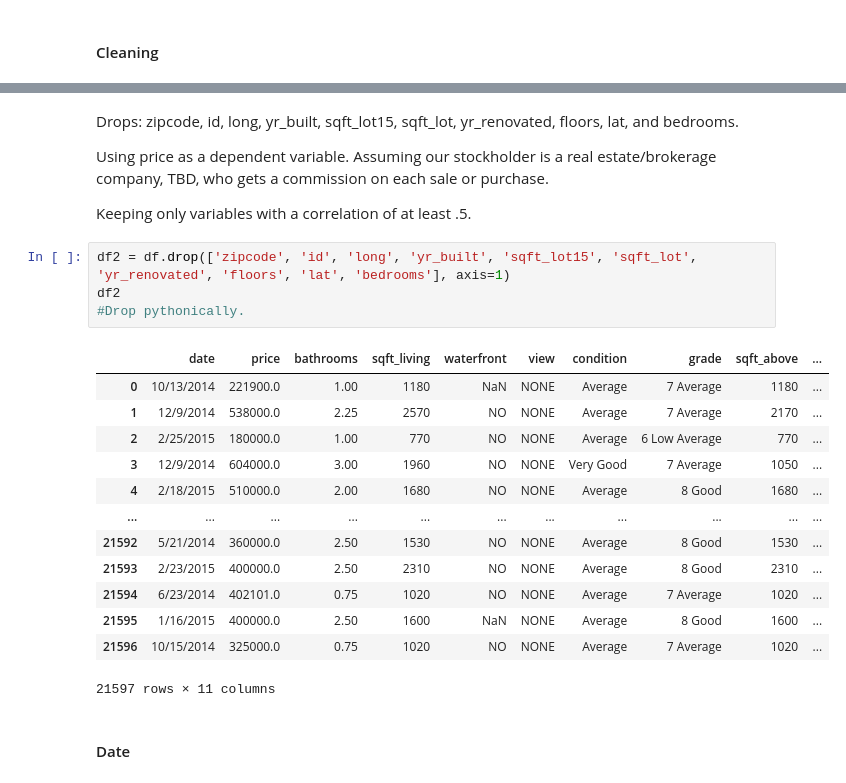
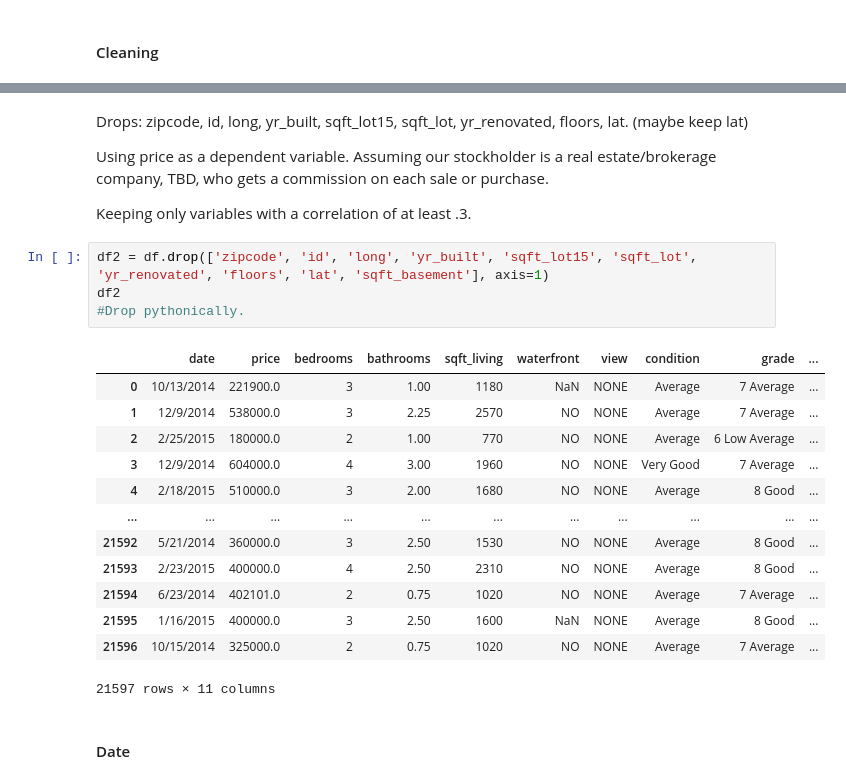
Before and after one commit to ssaeed85/dsc-ph2-KingsCountyRealEstate, a Jupyter notebook: Workspace/Zach/Data_Analysis.ipynb, the cells around one changed output, grey strips where cells are left out. Cells and saved outputs as stored; diff of their text form.

```diff
--- a/Workspace/Zach/Data_Analysis.ipynb
+++ b/Workspace/Zach/Data_Analysis.ipynb
@@ -73,28 +75,28 @@ sqft_living      0.701917
 price            1.000000
 Name: price, dtype: float64
 # %% [markdown]
-Drops: zipcode, id, long, yr_built, sqft_lot15, sqft_lot, yr_renovated, floors, lat, and bedrooms.
+Drops: zipcode, id, long, yr_built, sqft_lot15, sqft_lot, yr_renovated, floors, lat. (maybe keep lat)
 
 Using price as a dependent variable. Assuming our stockholder is a real estate/brokerage company, TBD, who gets a commission on each sale or purchase.
 
-Keeping only variables with a correlation of at least .5.
+Keeping only variables with a correlation of at least .3.
 # %%
-df2 = df.drop(['zipcode', 'id', 'long', 'yr_built', 'sqft_lot15', 'sqft_lot', 'yr_renovated', 'floors', 'lat', 'bedrooms'], axis=1)
+df2 = df.drop(['zipcode', 'id', 'long', 'yr_built', 'sqft_lot15', 'sqft_lot', 'yr_renovated', 'floors', 'lat', 'sqft_basement'], axis=1)
 df2
 #Drop pythonically.
 # %% [output]
-|  | date | price | bathrooms | sqft_living | waterfront | view | condition | grade | sqft_above | ... |
-| 0 | 10/13/2014 | 221900.0 | 1.00 | 1180 | NaN | NONE | Average | 7 Average | 1180 | ... |
-| 1 | 12/9/2014 | 538000.0 | 2.25 | 2570 | NO | NONE | Average | 7 Average | 2170 | ... |
-| 2 | 2/25/2015 | 180000.0 | 1.00 | 770 | NO | NONE | Average | 6 Low Average | 770 | ... |
-| 3 | 12/9/2014 | 604000.0 | 3.00 | 1960 | NO | NONE | Very Good | 7 Average | 1050 | ... |
-| 4 | 2/18/2015 | 510000.0 | 2.00 | 1680 | NO | NONE | Average | 8 Good | 1680 | ... |
+|  | date | price | bedrooms | bathrooms | sqft_living | waterfront | view | condition | grade | ... |
+| 0 | 10/13/2014 | 221900.0 | 3 | 1.00 | 1180 | NaN | NONE | Average | 7 Average | ... |
+| 1 | 12/9/2014 | 538000.0 | 3 | 2.25 | 2570 | NO | NONE | Average | 7 Average | ... |
+| 2 | 2/25/2015 | 180000.0 | 2 | 1.00 | 770 | NO | NONE | Average | 6 Low Average | ... |
+| 3 | 12/9/2014 | 604000.0 | 4 | 3.00 | 1960 | NO | NONE | Very Good | 7 Average | ... |
+| 4 | 2/18/2015 | 510000.0 | 3 | 2.00 | 1680 | NO | NONE | Average | 8 Good | ... |
 | ... | ... | ... | ... | ... | ... | ... | ... | ... | ... | ... |
-| 21592 | 5/21/2014 | 360000.0 | 2.50 | 1530 | NO | NONE | Average | 8 Good | 1530 | ... |
-| 21593 | 2/23/2015 | 400000.0 | 2.50 | 2310 | NO | NONE | Average | 8 Good | 2310 | ... |
-| 21594 | 6/23/2014 | 402101.0 | 0.75 | 1020 | NO | NONE | Average | 7 Average | 1020 | ... |
-| 21595 | 1/16/2015 | 400000.0 | 2.50 | 1600 | NaN | NONE | Average | 8 Good | 1600 | ... |
-| 21596 | 10/15/2014 | 325000.0 | 0.75 | 1020 | NO | NONE | Average | 7 Average | 1020 | ... |
+| 21592 | 5/21/2014 | 360000.0 | 3 | 2.50 | 1530 | NO | NONE | Average | 8 Good | ... |
+| 21593 | 2/23/2015 | 400000.0 | 4 | 2.50 | 2310 | NO | NONE | Average | 8 Good | ... |
+| 21594 | 6/23/2014 | 402101.0 | 2 | 0.75 | 1020 | NO | NONE | Average | 7 Average | ... |
+| 21595 | 1/16/2015 | 400000.0 | 3 | 2.50 | 1600 | NaN | NONE | Average | 8 Good | ... |
+| 21596 | 10/15/2014 | 325000.0 | 2 | 0.75 | 1020 | NO | NONE | Average | 7 Average | ... |
 21597 rows × 11 columns
 # %% [markdown]
 #### Date
```
Also changed, not shown: parts of 15 cells of this notebook, 1 other file.
